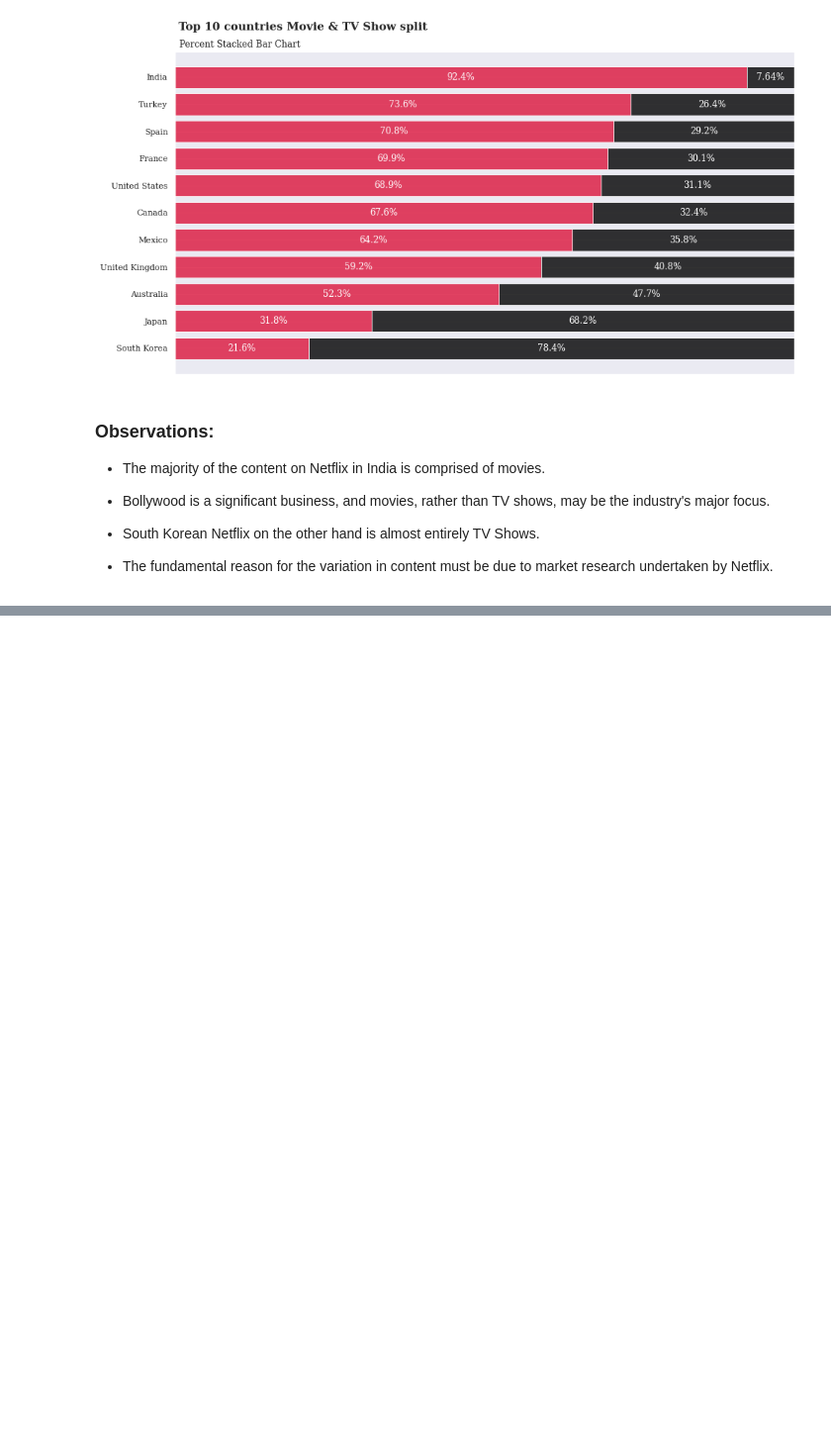
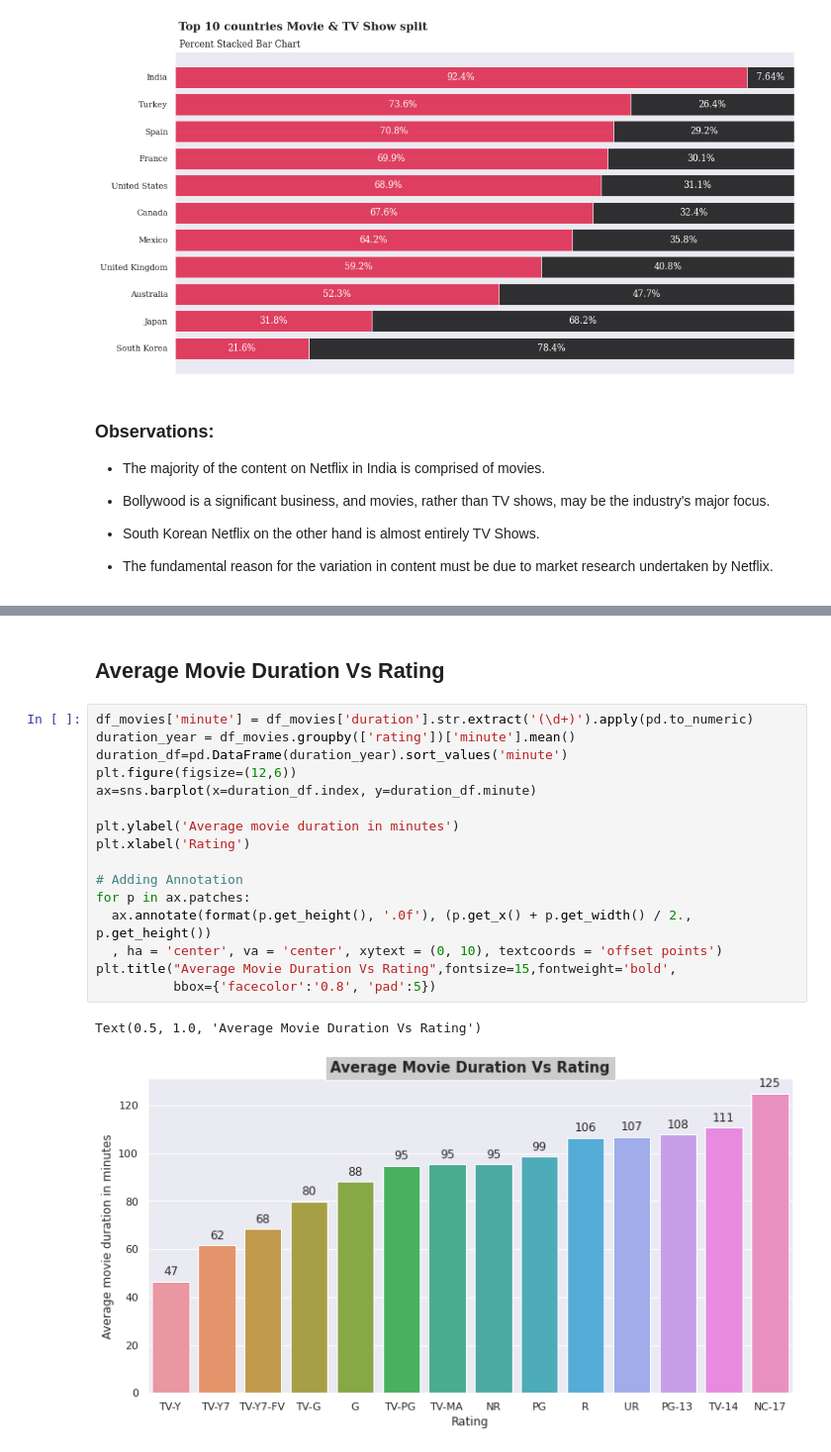
Before and after one commit to vinaylanjewar/Netflix-Movies-TV-Shows-Clustering, a Jupyter notebook: Capstone_project_4__NETFLIX_MOVIES_AND_TV_SHOWS_CLUSTERING.ipynb, the cells around one changed output, grey strips where cells are left out. Shown at 99% size. Cells and saved outputs as stored; diff of their text form; blank space fills up the shorter version.

```diff
--- a/Capstone_project_4__NETFLIX_MOVIES_AND_TV_SHOWS_CLUSTERING.ipynb
+++ b/Capstone_project_4__NETFLIX_MOVIES_AND_TV_SHOWS_CLUSTERING.ipynb
@@ -763,0 +829,21 @@ plt.show()
+# %% [markdown]
+## **Average Movie Duration Vs Rating**
+# %%
+df_movies['minute'] = df_movies['duration'].str.extract('(\d+)').apply(pd.to_numeric)
+duration_year = df_movies.groupby(['rating'])['minute'].mean()
+duration_df=pd.DataFrame(duration_year).sort_values('minute')
+plt.figure(figsize=(12,6))
+ax=sns.barplot(x=duration_df.index, y=duration_df.minute)
+
+plt.ylabel('Average movie duration in minutes')
+plt.xlabel('Rating')
+
+# Adding Annotation
+for p in ax.patches:
+  ax.annotate(format(p.get_height(), '.0f'), (p.get_x() + p.get_width() / 2., p.get_height())
+  , ha = 'center', va = 'center', xytext = (0, 10), textcoords = 'offset points')
+plt.title("Average Movie Duration Vs Rating",fontsize=15,fontweight='bold',
+          bbox={'facecolor':'0.8', 'pad':5})
+# %% [output]
+Text(0.5, 1.0, 'Average Movie Duration Vs Rating')
+[figure, added]
```
Also changed, not shown: parts of 37 cells of this notebook.
